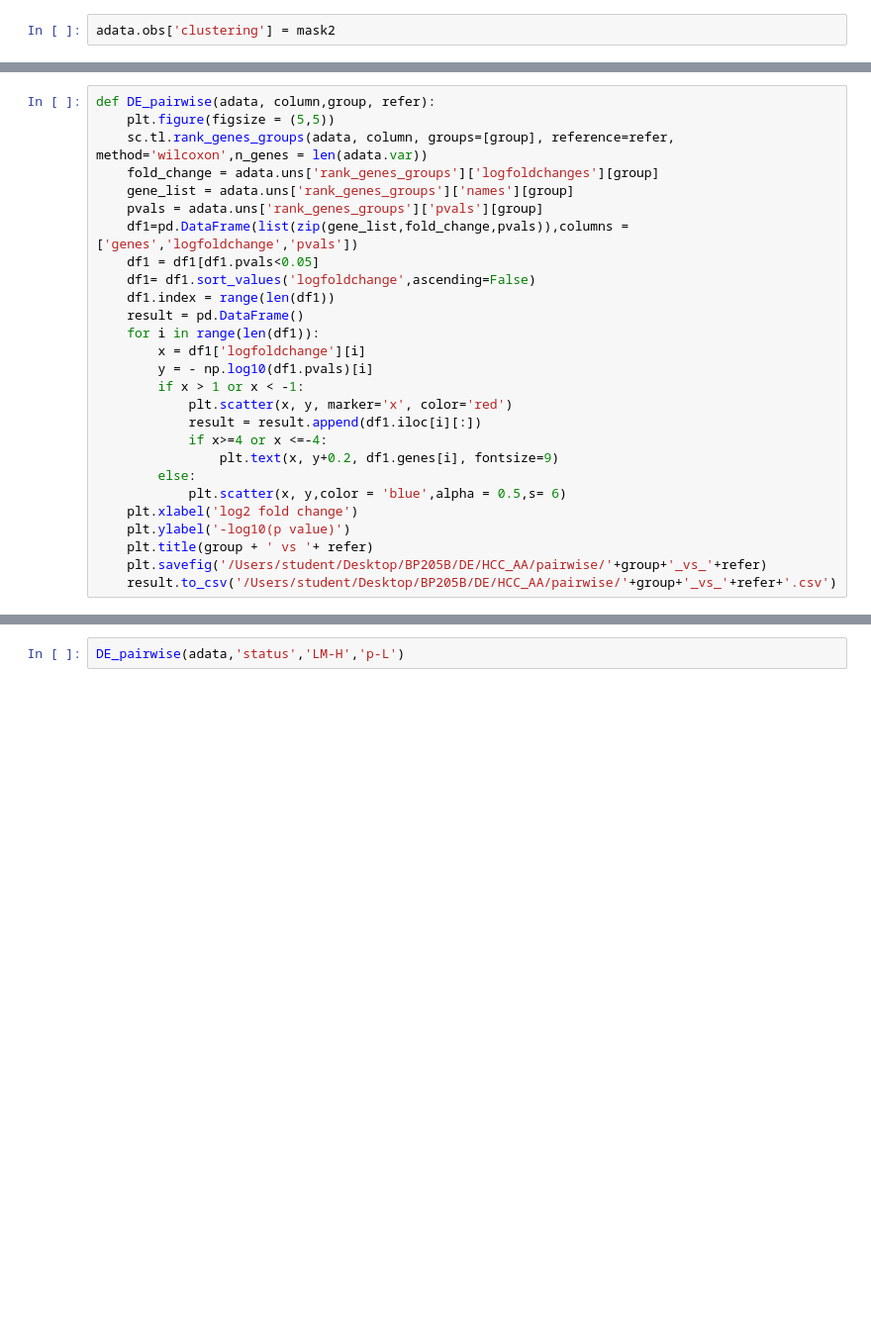
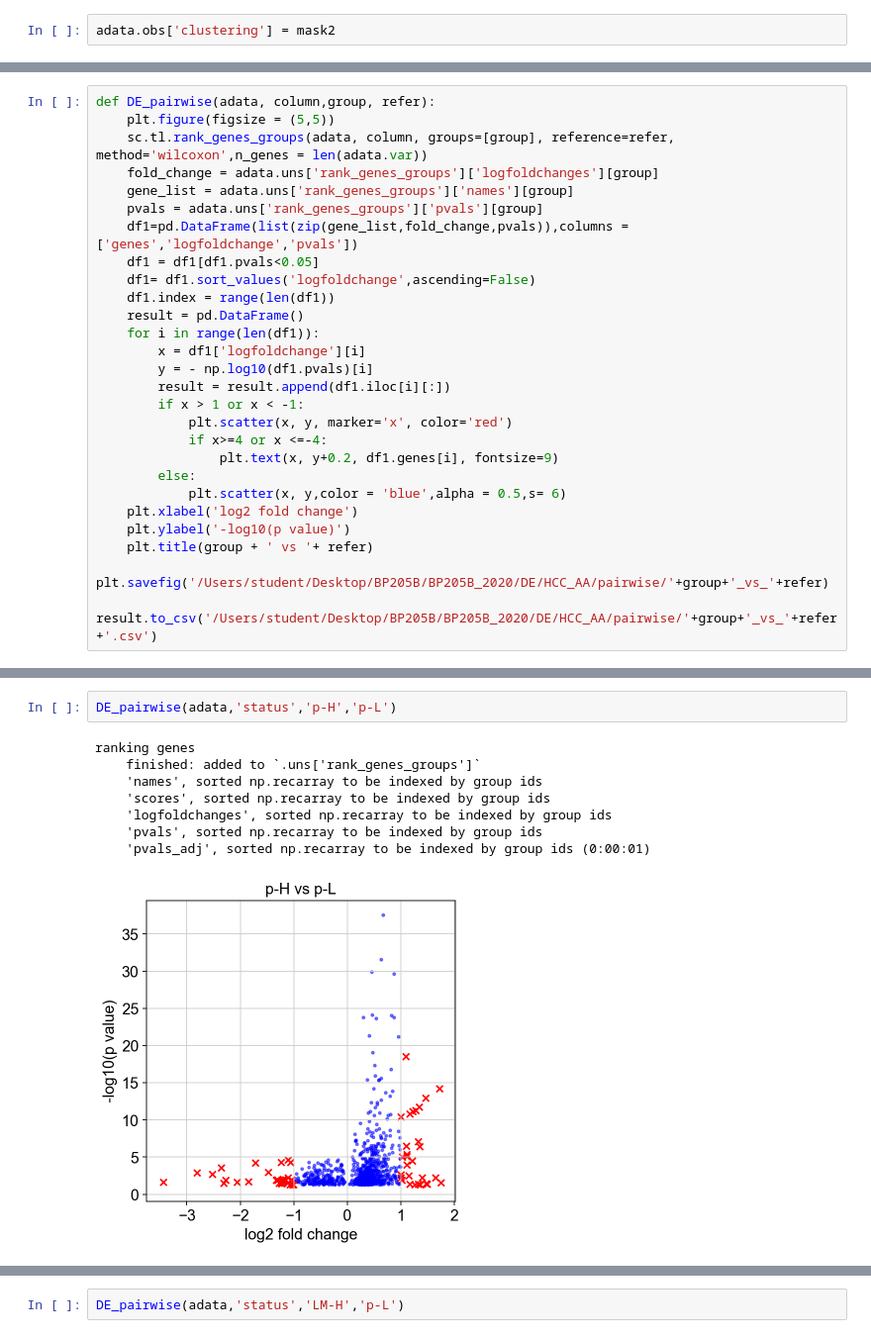
Before and after one commit to tiannagrant/BP205B_2020, a Jupyter notebook: HCC_AA.ipynb, the cells around one changed output, grey strips where cells are left out. Shown at 99% size. Saved outputs shown, nothing was run; the diff lists cells and outputs as text; blank space fills up the shorter version.

```diff
--- a/HCC_AA.ipynb
+++ b/HCC_AA.ipynb
@@ -241,9 +242,9 @@ def DE_pairwise(adata, column,group, refer):
     for i in range(len(df1)):
         x = df1['logfoldchange'][i]
         y = - np.log10(df1.pvals)[i]
+        result = result.append(df1.iloc[i][:])
         if x > 1 or x < -1:
             plt.scatter(x, y, marker='x', color='red')
-            result = result.append(df1.iloc[i][:])
             if x>=4 or x <=-4:
                 plt.text(x, y+0.2, df1.genes[i], fontsize=9)
         else:
@@ -251,8 +252,8 @@ def DE_pairwise(adata, column,group, refer):
     plt.xlabel('log2 fold change')
     plt.ylabel('-log10(p value)')
     plt.title(group + ' vs '+ refer)
-    plt.savefig('/Users/student/Desktop/BP205B/DE/HCC_AA/pairwise/'+group+'_vs_'+refer)
-    result.to_csv('/Users/student/Desktop/BP205B/DE/HCC_AA/pairwise/'+group+'_vs_'+refer+'.csv')
+    plt.savefig('/Users/student/Desktop/BP205B/BP205B_2020/DE/HCC_AA/pairwise/'+group+'_vs_'+refer)
+    result.to_csv('/Users/student/Desktop/BP205B/BP205B_2020/DE/HCC_AA/pairwise/'+group+'_vs_'+refer+'.csv')
 # %%
 def DE_rest(adata,column):
     print(set(adata.obs[column]))
@@ -284,0 +286,11 @@ def DE_rest(adata,column):
+# %%
+DE_pairwise(adata,'status','p-H','p-L')
+# %% [output]
+ranking genes
+    finished: added to `.uns['rank_genes_groups']`
+    'names', sorted np.recarray to be indexed by group ids
+    'scores', sorted np.recarray to be indexed by group ids
+    'logfoldchanges', sorted np.recarray to be indexed by group ids
+    'pvals', sorted np.recarray to be indexed by group ids
+    'pvals_adj', sorted np.recarray to be indexed by group ids (0:00:01)
+[figure, added]
```
Also changed, not shown: parts of 12 cells of this notebook, 1 other file.
